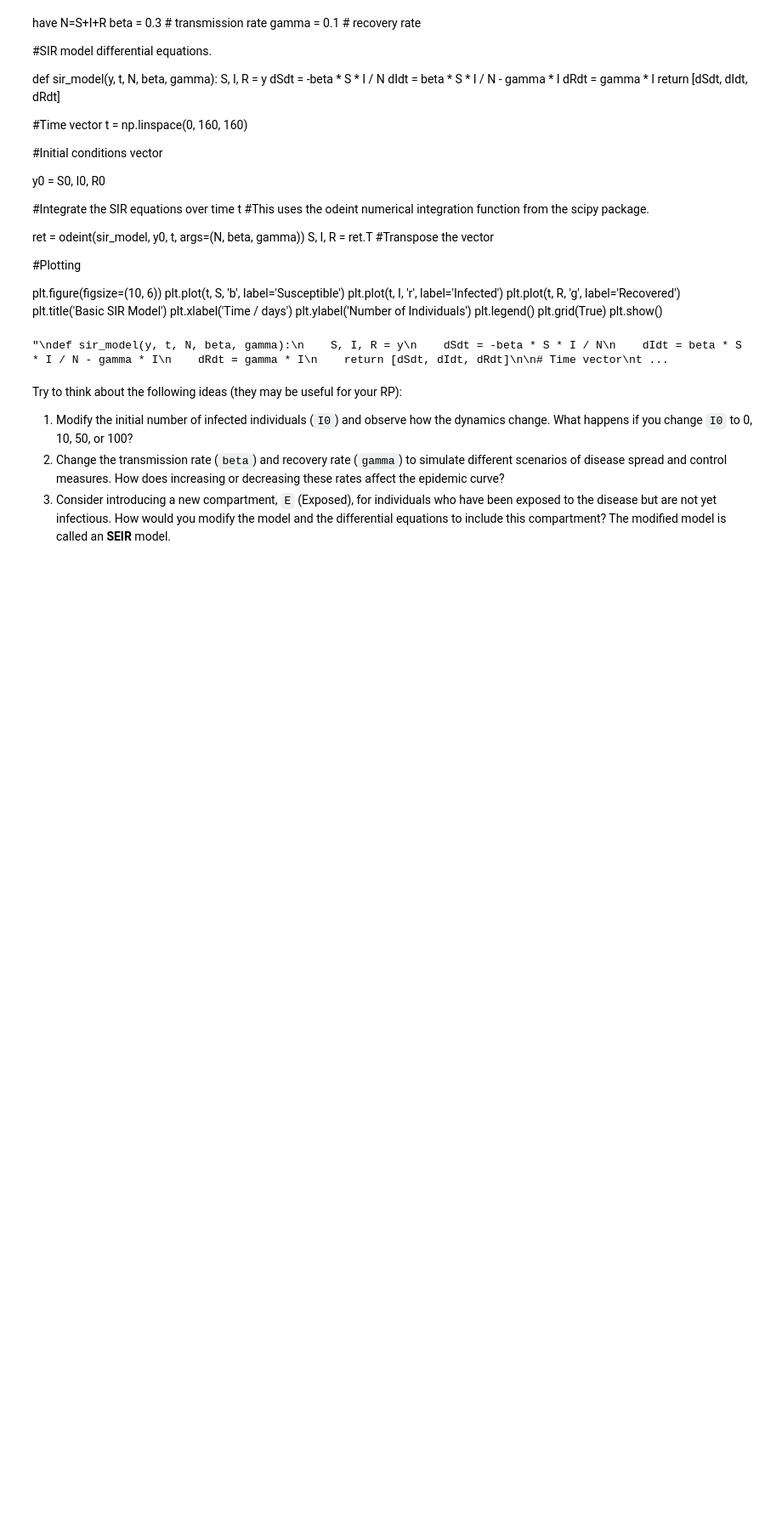
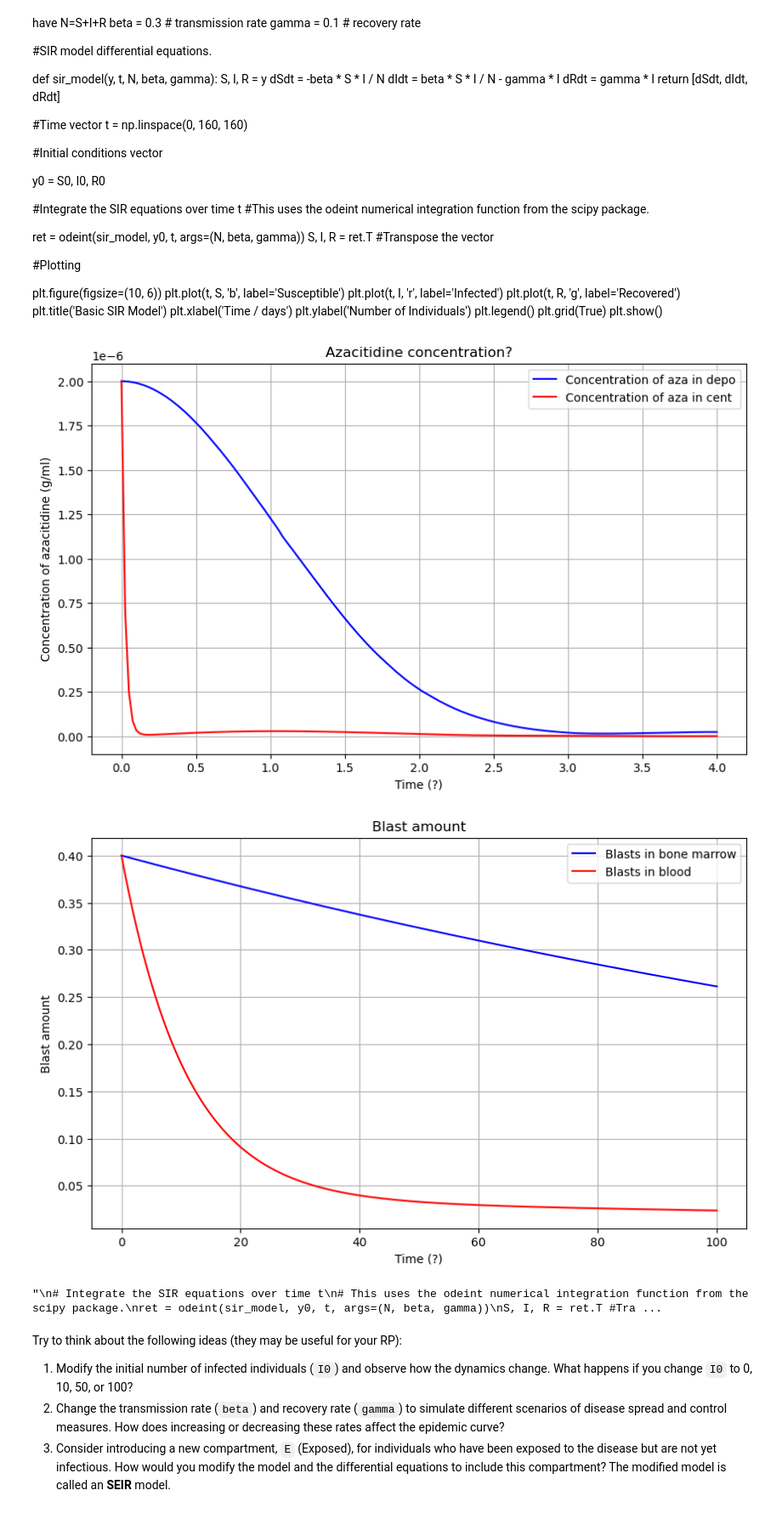
Before and after one commit to humdCoding/Rp4, a Jupyter notebook: Compartment Models RP4.ipynb, the cells around one changed output. Shown at 85% size. Saved outputs shown, nothing was run; the diff lists cells and outputs as text; code cells hidden in the pictures; blank space fills up the shorter version.

```diff
--- a/Compartment Models RP4.ipynb
+++ b/Compartment Models RP4.ipynb
@@ -105,7 +105,7 @@ plt.show()
 
     Effect of azacitidine on neutrophils(white blood cells) using simplified model
     I = dose of azacitidine
-    Slopewbc = proportional parameter,estimated for each patient, idk what this means, 1.1
+    Slopewbc = proportional parameter,estimated for each patient, idk what this means, 1.1 L/micromol
     Slopeblast = proporotional parameter but for blast cells(cancer cells),1.1
     Ewbc = I*Slopewbc
     Eblast = I*Slopeblast
@@ -144,24 +144,31 @@ plt.show()
 import numpy as np
 from scipy.integrate import odeint
 import matplotlib.pyplot as plt
-
+slopeWbc = 1.1
+slopeBlast = 1.1
+I = 75*(10**-3)
 Ewbc = slopeWbc*I
 Eblast = slopeBlast*I
 Xwbc =1000
+Xad = 2*(10**-6)
+Xac = 2*(10**-6)
 
-def aza_Conct(Xad,Xac,Ka=17):#azacitidine concentrations in two compartments, Ka =distribution rate of azacitidine
+def aza_Conct(y_aza_Conct,Ka=17):#azacitidine concentrations in two compartments, Ka =distribution rate of azacitidine
+    Xad, Xac = y_aza_Conct
     CLa = 4589 #Clearance rate of azacitidine
     V2a = 110 #Central compartment volume of distribution of azacitidine
     dXaddt = -Ka*Xad #change in
     dXacdt = Ka*Xad - (CLa/V2a)*Xac
     #the compartments are 1. the concentration of azacitidine deposited at the location 2. the concentration of the azatidine in the central system
+    return [dXaddt,dXacdt]
 
 
 def blast_pop(y,t,Xwbc,Eblast,c1 = 0.1, c2 =0.1,p1 = 0.1,a1 = 0.875, d2 = 2.3):#Blast population model in two compartments
      Xl1,Xl2 = y
      klc = 1/(1+c1*Xwbc+c2*Xl2) #the suppressive influence from nuetrophils and blasts in the blood
      dXl1dt = (2*a1*klc - 1 - Eblast)*Xl1*p1 #change in leukemia cells in bone marrow
-     dXl2dt = 2*(1-a1*klc)*p1*Xl1 - d2Xl2 #change in leukemia cells in blood
+     dXl2dt = 2*(1-a1*klc)*p1*Xl1 - (d2*Xl2) #change in leukemia cells in blood
+     return [dXl1dt, dXl2dt]
 
 def neutrophil_Def(Ewbc, Xwbc,B = 4.67,gam=0.651,ktr = 0.236): # Nucleophil differentiation in three compartment model
     F = ktr*((B/Xwbc)**gam)*(1-Ewbc) #proliferation rate (of neutrophils?)
@@ -170,7 +177,7 @@ def neutrophil_Def(Ewbc, Xwbc,B = 4.67,gam=0.651,ktr = 0.236): # Nucleophil diff
     #dc =  represents the rate of cell death due to the effects of leukemic blasts
     dXtrdt = G*Xpr - G*Xtr#change in concentration of transition cells in blood
     dXwbcdt = G*Xtr - kwbcXwbc # change in concentration of mature neutrophils in blood
-
+    return [dXtrdt,dXwbcdt]
 
 
 
@@ -185,38 +192,74 @@ gamma = 0.1  # recovery rate
 
 # SIR model differential equations.
 '''
 def sir_model(y, t, N, beta, gamma):
     S, I, R = y
     dSdt = -beta * S * I / N
     dIdt = beta * S * I / N - gamma * I
     dRdt = gamma * I
     return [dSdt, dIdt, dRdt]
+'''
+# Time vector for azacitidine concentration
+t = np.linspace(0, 4, 160)
 
-# Time vector
-t = np.linspace(0, 160, 160)
+# for azacitidine concentration
+y0a = Xad, Xac
+ret = odeint(aza_Conct,y0a,t)
+Xad,Xac = ret.T
+#graph for azacitidine conct
+plt.figure(figsize=(10, 6))
+plt.plot(t, Xad, 'b', label='Concentration of aza in depo')
+plt.plot(t, Xac, 'r', label='Concentration of aza in cent')
+#plt.plot(t, R, 'g', label='Recovered')
+plt.title('Azacitidine concentration?')
+plt.xlabel('Time (?)')
+plt.ylabel('Concentration of azacitidine (g/ml)')
+plt.legend()
+plt.grid(True)
+plt.show()
 
-# Initial conditions vector
-y0 = S0, I0, R0
 
+#for blast population
+tb = np.linspace(0, 100, 160)
+Xl1 = 0.4
+Xl2 = 0.4
+y0b = Xl1,Xl2
+ret = odeint(blast_pop,y0b,t, args=(Xwbc,Eblast))
+Xl1,Xl2 = ret.T
+plt.figure(figsize=(10, 6))
+plt.plot(tb, Xl1, 'b', label='Blasts in bone marrow')
+plt.plot(tb, Xl2, 'r', label='Blasts in blood')
+#plt.plot(t, R, 'g', label='Recovered')
+plt.title('Blast amount')
+plt.xlabel('Time (?)')
+plt.ylabel('Blast amount')
+plt.legend()
+plt.grid(True)
+plt.show()
+
+
+'''
 # Integrate the SIR equations over time t
 # This uses the odeint numerical integration function from the scipy package.
 ret = odeint(sir_model, y0, t, args=(N, beta, gamma))
 S, I, R = ret.T #Transpose the vector
 
 # Plotting
 plt.figure(figsize=(10, 6))
 plt.plot(t, S, 'b', label='Susceptible')
 plt.plot(t, I, 'r', label='Infected')
 plt.plot(t, R, 'g', label='Recovered')
 plt.title('Basic SIR Model')
 plt.xlabel('Time / days')
 plt.ylabel('Number of Individuals')
 plt.legend()
 plt.grid(True)
 plt.show()
 '''
 # %% [output]
+[figure, added]
+[figure, added]
-"\ndef sir_model(y, t, N, beta, gamma):\n    S, I, R = y\n    dSdt = -beta * S * I / N\n    dIdt = beta * S * I / N - gamma * I\n    dRdt = gamma * I\n    return [dSdt, dIdt, dRdt]\n\n# Time vector\nt ...
+"\n# Integrate the SIR equations over time t\n# This uses the odeint numerical integration function from the scipy package.\nret = odeint(sir_model, y0, t, args=(N, beta, gamma))\nS, I, R = ret.T #Tra ...
 # %% [markdown]
 Try to think about the following ideas (they may be useful for your RP):
 
```
